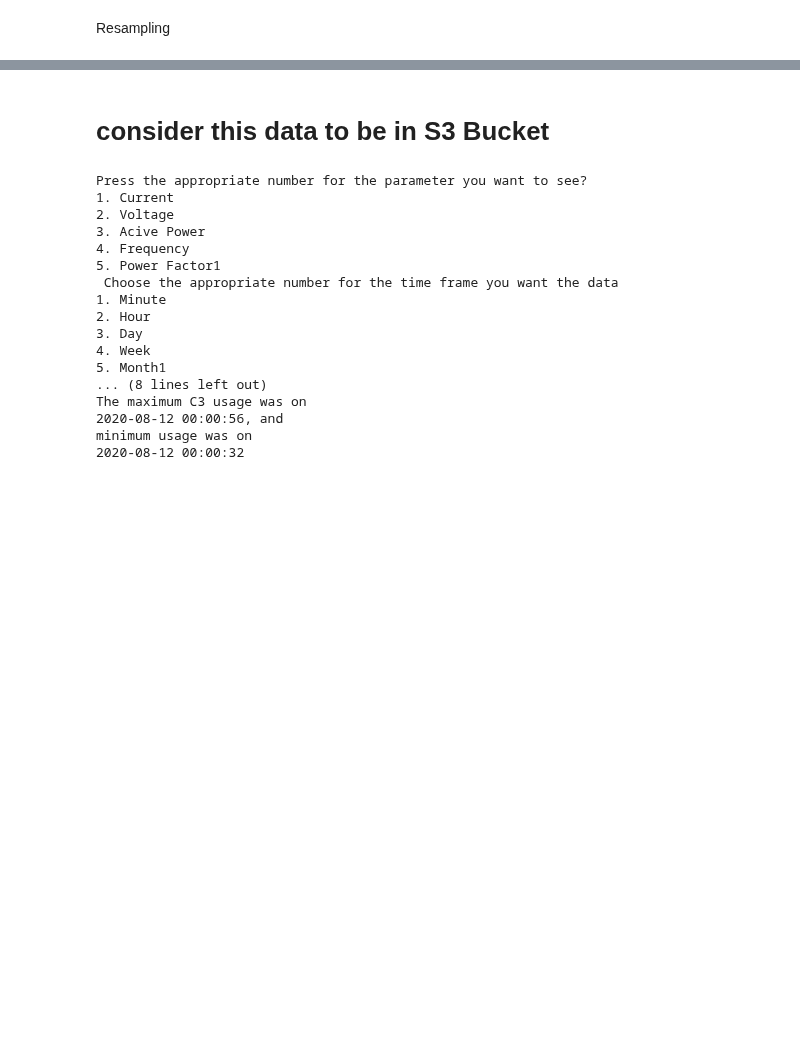
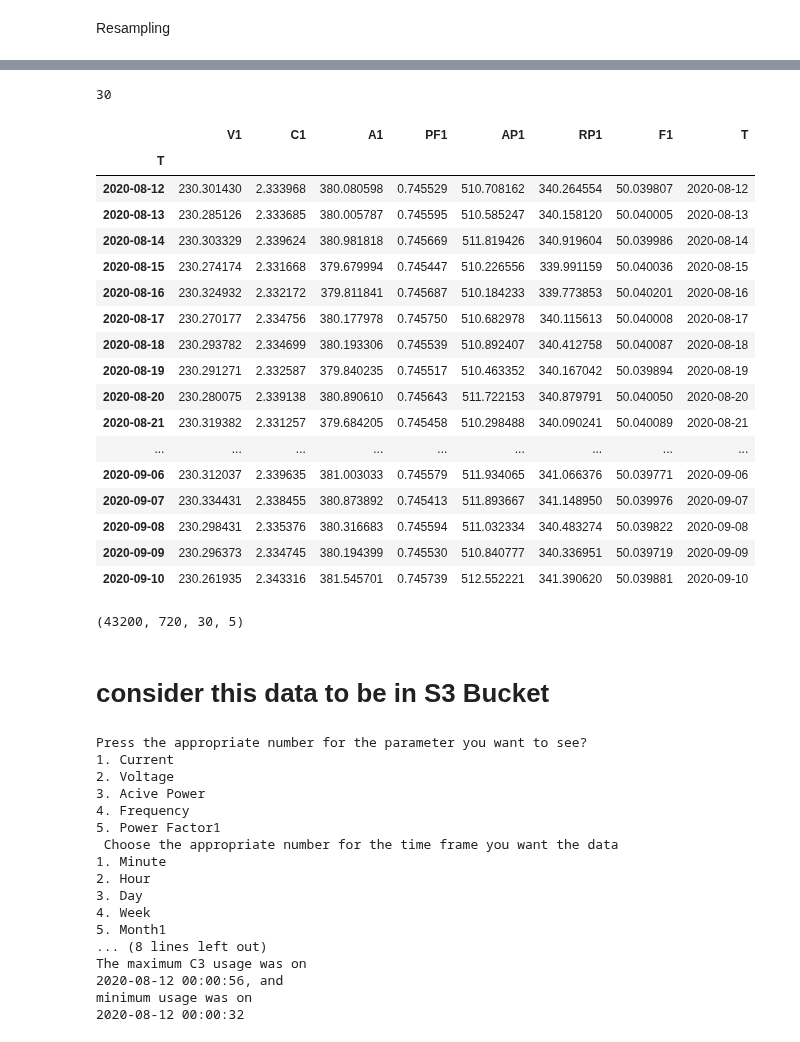
Before and after one commit to caxefaizan/S3_bucket_manipulation, a Jupyter notebook: Complete scenario.ipynb, the cells around one changed output, grey strips where cells are left out. Cells and saved outputs as stored; diff of their text form; code cells hidden in the pictures; blank space fills up the shorter version.

```diff
--- a/Complete scenario.ipynb
+++ b/Complete scenario.ipynb
@@ -138,0 +220,28 @@ df_M = df.resample('M').mean()
+# %%
+len(df_d)
+# %% [output]
+30
+# %%
+T_d= pd.date_range(start='2020-8-12',periods=30,freq='D')
+# %%
+df_d['T']=T_d
+df_d
+# %% [output]
+|  | V1 | C1 | A1 | PF1 | AP1 | RP1 | F1 | T |
+| T |  |  |  |  |  |  |  |  |
+| 2020-08-12 | 230.301430 | 2.333968 | 380.080598 | 0.745529 | 510.708162 | 340.264554 | 50.039807 | 2020-08-12 |
+| 2020-08-13 | 230.285126 | 2.333685 | 380.005787 | 0.745595 | 510.585247 | 340.158120 | 50.040005 | 2020-08-13 |
+| 2020-08-14 | 230.303329 | 2.339624 | 380.981818 | 0.745669 | 511.819426 | 340.919604 | 50.039986 | 2020-08-14 |
+| 2020-08-15 | 230.274174 | 2.331668 | 379.679994 | 0.745447 | 510.226556 | 339.991159 | 50.040036 | 2020-08-15 |
+| 2020-08-16 | 230.324932 | 2.332172 | 379.811841 | 0.745687 | 510.184233 | 339.773853 | 50.040201 | 2020-08-16 |
+| 2020-08-17 | 230.270177 | 2.334756 | 380.177978 | 0.745750 | 510.682978 | 340.115613 | 50.040008 | 2020-08-17 |
+| 2020-08-18 | 230.293782 | 2.334699 | 380.193306 | 0.745539 | 510.892407 | 340.412758 | 50.040087 | 2020-08-18 |
+| 2020-08-19 | 230.291271 | 2.332587 | 379.840235 | 0.745517 | 510.463352 | 340.167042 | 50.039894 | 2020-08-19 |
+| 2020-08-20 | 230.280075 | 2.339138 | 380.890610 | 0.745643 | 511.722153 | 340.879791 | 50.040050 | 2020-08-20 |
+| 2020-08-21 | 230.319382 | 2.331257 | 379.684205 | 0.745458 | 510.298488 | 340.090241 | 50.040089 | 2020-08-21 |
+| ... | ... | ... | ... | ... | ... | ... | ... | ... |
+| 2020-09-06 | 230.312037 | 2.339635 | 381.003033 | 0.745579 | 511.934065 | 341.066376 | 50.039771 | 2020-09-06 |
+| 2020-09-07 | 230.334431 | 2.338455 | 380.873892 | 0.745413 | 511.893667 | 341.148950 | 50.039976 | 2020-09-07 |
+| 2020-09-08 | 230.298431 | 2.335376 | 380.316683 | 0.745594 | 511.032334 | 340.483274 | 50.039822 | 2020-09-08 |
+| 2020-09-09 | 230.296373 | 2.334745 | 380.194399 | 0.745530 | 510.840777 | 340.336951 | 50.039719 | 2020-09-09 |
+| 2020-09-10 | 230.261935 | 2.343316 | 381.545701 | 0.745739 | 512.552221 | 341.390620 | 50.039881 | 2020-09-10 |
@@ -139 +254,5 @@ df_M = df.resample('M').mean()
+# %%
+len(df_m),len(df_h),len(df_d),len(df_w)
+# %% [output]
+(43200, 720, 30, 5)
 # %%
```
Also changed, not shown: parts of 22 cells of this notebook.
